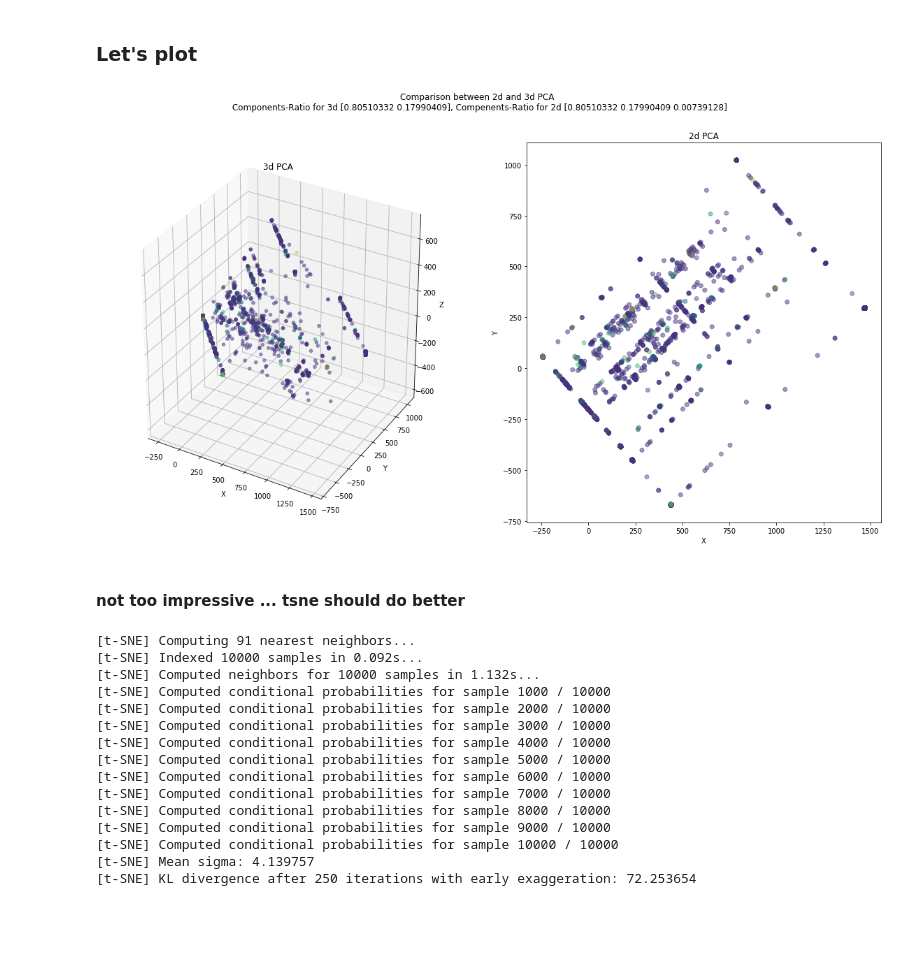
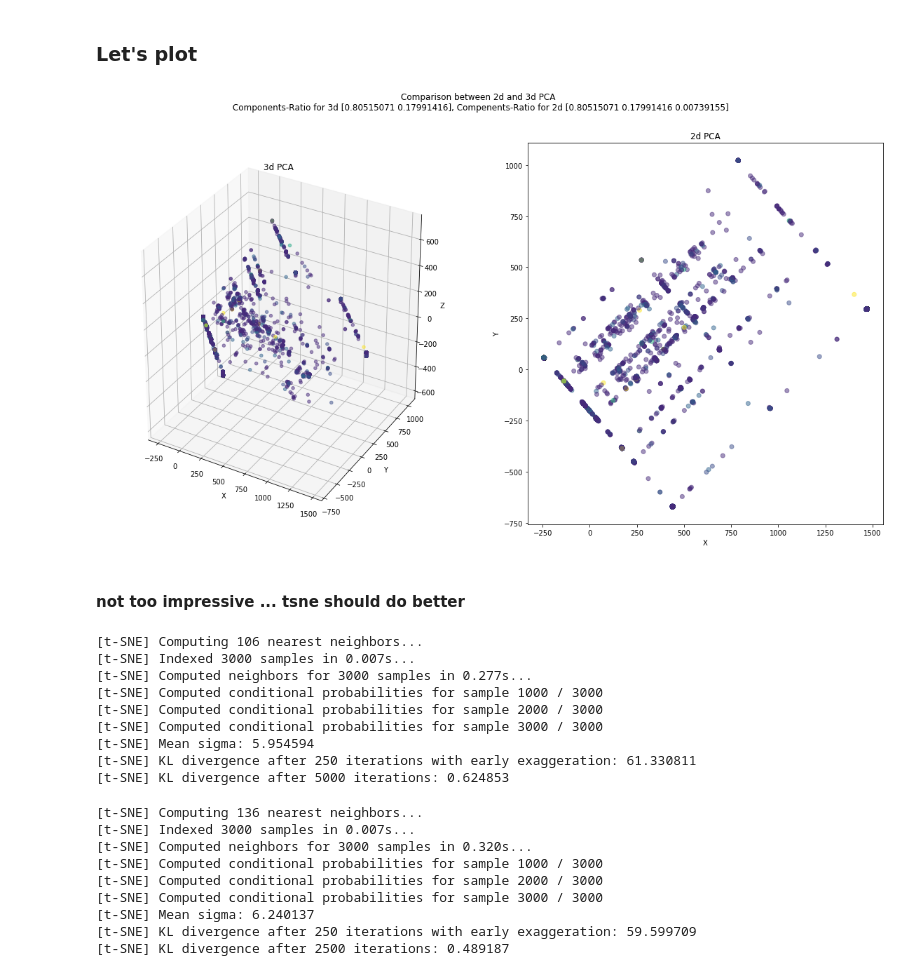
Before and after one commit to markste-in/dim_reduce, a Jupyter notebook: FARS.ipynb, the cells around one changed output. Drawn from its saved outputs; the diff is of its cells as text; code cells hidden in the pictures; blank space fills up the shorter version.

Commit message:
added tsne and some graphs but no RAPIDS so far

```diff
--- a/FARS.ipynb
+++ b/FARS.ipynb
@@ -26,3 +42,5 @@ fars_pd['target'] = fars.target
+# %%
+categorie_to_color = 'SEATING_POSITION'
 # %% [markdown]
 #### Have a quick look
 # %%
@@ -44,61 +61,72 @@ normally that works quite good for low dimensional data
 # %%
 #3d
 pca3d = PCA(n_components=3)
-result3d = pca3d.fit_transform(fars_pd.drop("target", axis=1),fars_pd["target"])
+result3d = pca3d.fit_transform(fars_pd.drop(categorie_to_color, axis=1),fars_pd[categorie_to_color])
 results3d_pd = pd.DataFrame(result3d,columns=['x','y','z'])
-results3d_pd['target'] = fars_pd['target'].astype('int')
+results3d_pd[categorie_to_color] = fars_pd[categorie_to_color].astype('int')
 # %%
 #2d
 pca2d = PCA(n_components=2)
-result2d = pca2d.fit_transform(fars_pd.drop("target", axis=1),fars_pd["target"])
+result2d = pca2d.fit_transform(fars_pd.drop(categorie_to_color, axis=1),fars_pd[categorie_to_color])
 results2d_pd = pd.DataFrame(result2d,columns=['x','y'])
-results2d_pd['target'] = fars_pd['target'].astype('int')
+results2d_pd[categorie_to_color] = fars_pd[categorie_to_color].astype('int')
 # %% [markdown]
 ### Let's plot
 # %%
 fig_pca = plt.figure(figsize=(20,10))
 ax = fig_pca.add_subplot(121, projection='3d')
-ax.scatter(results3d_pd['x'], results3d_pd['y'], results3d_pd['z'],c=results3d_pd['target'],  alpha=0.5)
+ax.scatter(results3d_pd['x'], results3d_pd['y'], results3d_pd['z'],c=results3d_pd[categorie_to_color],  alpha=0.5)
 ax.set_xlabel('X')
 ax.set_ylabel('Y')
 ax.set_zlabel('Z')
 ax.set_title("3d PCA")
 ax.title
 ax2 = fig_pca.add_subplot(122)
-ax2.scatter(results2d_pd['x'], results2d_pd['y'],c=results3d_pd['target'], alpha=0.5)
+ax2.scatter(results2d_pd['x'], results2d_pd['y'],c=results3d_pd[categorie_to_color], alpha=0.5)
 ax2.set_xlabel('X')
 ax2.set_ylabel('Y')
 ax2.set_title("2d PCA")
 
 fig_pca.suptitle("Comparison between 2d and 3d PCA \n Components-Ratio for 3d {}, Compenents-Ratio for 2d {}".format(pca2d.explained_variance_ratio_,pca3d.explained_variance_ratio_))
 plt.show()
 # %% [output]
-[figure, old version]
+[figure, new version]
 # %% [markdown]
 #### not too impressive ... tsne should do better
 # %%
-sample_ds = fars_pd.sample(10000)
+sample_ds = fars_pd.sample(3000)
 sample_ds = sample_ds.reset_index().drop("index",axis=1)
-tsne = TSNE(n_components=2, verbose=1, perplexity=30, n_iter=5000,learning_rate=100)
+tsne = TSNE(n_components=2, verbose=1, perplexity=35, n_iter=5000,learning_rate=200 )
 tsne_results = tsne.fit_transform(sample_ds)
 tsne_results_pd = pd.DataFrame(tsne_results,columns=['x','y'])
-tsne_results_pd['target'] = sample_ds['target'].astype('int')
+tsne_results_pd[categorie_to_color] = sample_ds[categorie_to_color].astype('int')
 # %% [output]
-[t-SNE] Computing 91 nearest neighbors...
-[t-SNE] Indexed 10000 samples in 0.092s...
-[t-SNE] Computed neighbors for 10000 samples in 1.132s...
-[t-SNE] Computed conditional probabilities for sample 1000 / 10000
-[t-SNE] Computed conditional probabilities for sample 2000 / 10000
-[t-SNE] Computed conditional probabilities for sample 3000 / 10000
-[t-SNE] Computed conditional probabilities for sample 4000 / 10000
-[t-SNE] Computed conditional probabilities for sample 5000 / 10000
-[t-SNE] Computed conditional probabilities for sample 6000 / 10000
-[t-SNE] Computed conditional probabilities for sample 7000 / 10000
-[t-SNE] Computed conditional probabilities for sample 8000 / 10000
-[t-SNE] Computed conditional probabilities for sample 9000 / 10000
-[t-SNE] Computed conditional probabilities for sample 10000 / 10000
-[t-SNE] Mean sigma: 4.139757
-[t-SNE] KL divergence after 250 iterations with early exaggeration: 72.253654
+[t-SNE] Computing 106 nearest neighbors...
+[t-SNE] Indexed 3000 samples in 0.007s...
+[t-SNE] Computed neighbors for 3000 samples in 0.277s...
+[t-SNE] Computed conditional probabilities for sample 1000 / 3000
+[t-SNE] Computed conditional probabilities for sample 2000 / 3000
+[t-SNE] Computed conditional probabilities for sample 3000 / 3000
+[t-SNE] Mean sigma: 5.954594
+[t-SNE] KL divergence after 250 iterations with early exaggeration: 61.330811
+[t-SNE] KL divergence after 5000 iterations: 0.624853
+# %%
+sample_ds_3d = fars_pd.sample(3000)
+sample_ds_3d = sample_ds_3d.reset_index().drop("index",axis=1)
+tsne3d = TSNE(n_components=3, verbose=1, perplexity=45, n_iter=2500,learning_rate=200,)
+tsne_results3d = tsne3d.fit_transform(sample_ds_3d)
+tsne_results_pd3d = pd.DataFrame(tsne_results3d,columns=['x','y','z'])
+tsne_results_pd3d[categorie_to_color] = sample_ds_3d[categorie_to_color].astype('int')
+# %% [output]
+[t-SNE] Computing 136 nearest neighbors...
+[t-SNE] Indexed 3000 samples in 0.007s...
+[t-SNE] Computed neighbors for 3000 samples in 0.320s...
+[t-SNE] Computed conditional probabilities for sample 1000 / 3000
+[t-SNE] Computed conditional probabilities for sample 2000 / 3000
+[t-SNE] Computed conditional probabilities for sample 3000 / 3000
+[t-SNE] Mean sigma: 6.240137
+[t-SNE] KL divergence after 250 iterations with early exaggeration: 59.599709
+[t-SNE] KL divergence after 2500 iterations: 0.489187
 # %%
 fig_tsne = plt.figure(figsize=(20,10))
 ax3 = fig_tsne.add_subplot(121)
```
Also changed, not shown: parts of 4 cells of this notebook.
